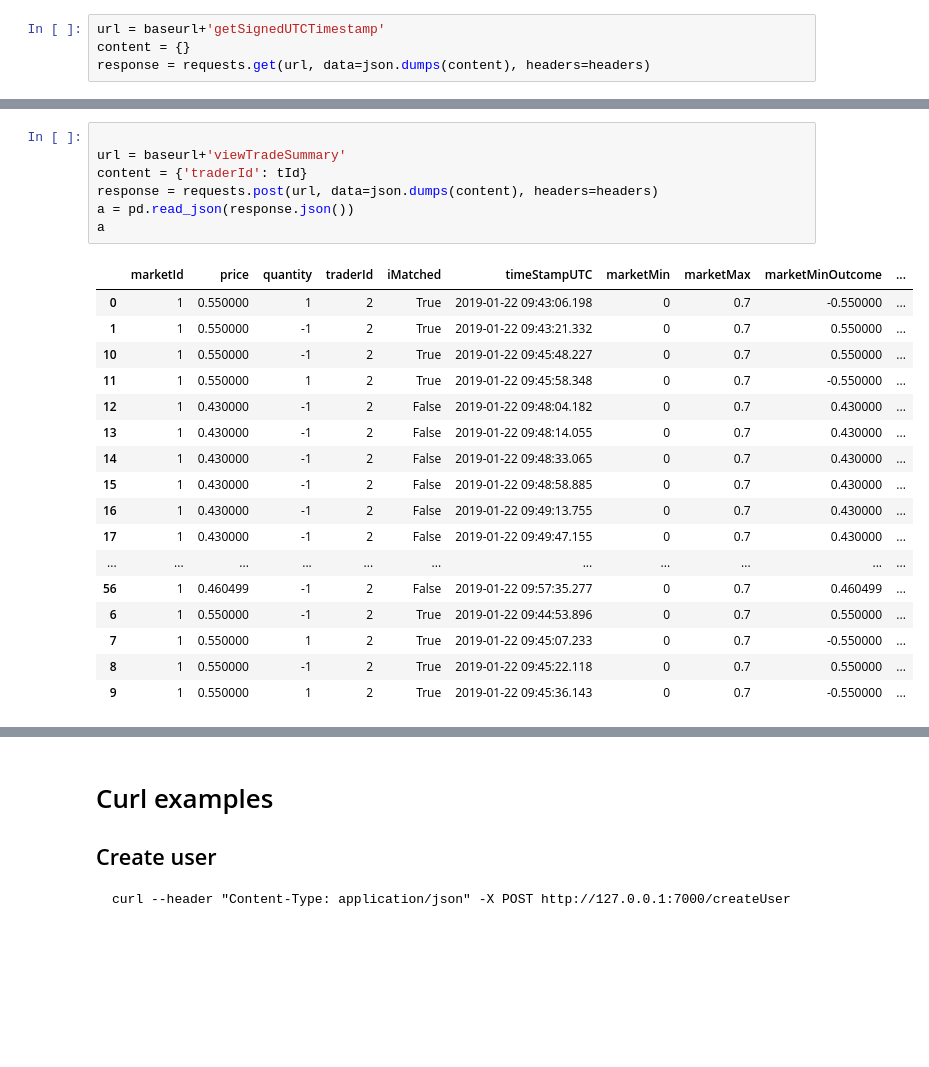
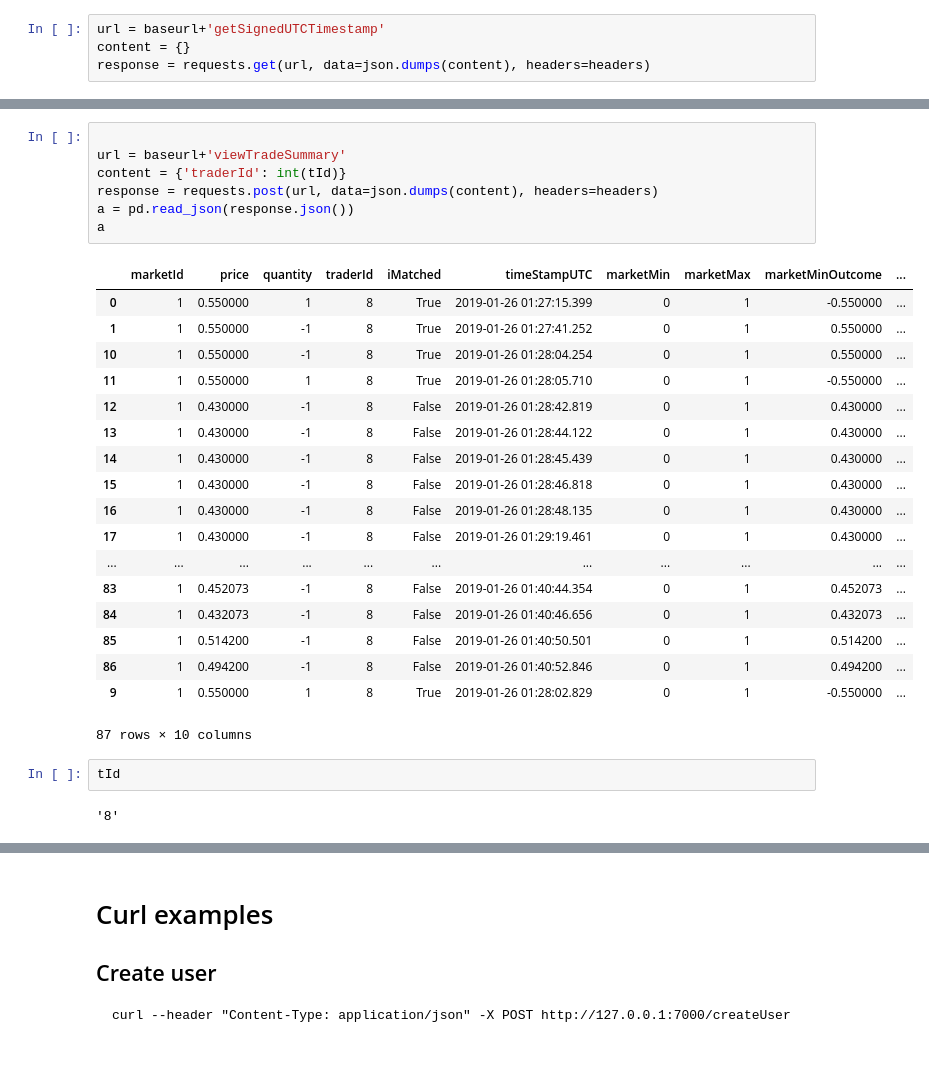
Before and after one commit to alpinechicken/blocmarket, a Jupyter notebook: doc/BlocAPI.ipynb, the cells around one changed output, grey strips where cells are left out. Cells and saved outputs as stored; diff of their text form; blank space fills up the shorter version.

```diff
--- a/doc/BlocAPI.ipynb
+++ b/doc/BlocAPI.ipynb
@@ -534,28 +569,33 @@ Increment 9 at 1548190659.3040938
 # %%
 
 url = baseurl+'viewTradeSummary'
-content = {'traderId': tId}
+content = {'traderId': int(tId)}
 response = requests.post(url, data=json.dumps(content), headers=headers)
 a = pd.read_json(response.json())
 a
 # %% [output]
 |  | marketId | price | quantity | traderId | iMatched | timeStampUTC | marketMin | marketMax | marketMinOutcome | ... |
-| 0 | 1 | 0.550000 | 1 | 2 | True | 2019-01-22 09:43:06.198 | 0 | 0.7 | -0.550000 | ... |
-| 1 | 1 | 0.550000 | -1 | 2 | True | 2019-01-22 09:43:21.332 | 0 | 0.7 | 0.550000 | ... |
-| 10 | 1 | 0.550000 | -1 | 2 | True | 2019-01-22 09:45:48.227 | 0 | 0.7 | 0.550000 | ... |
-| 11 | 1 | 0.550000 | 1 | 2 | True | 2019-01-22 09:45:58.348 | 0 | 0.7 | -0.550000 | ... |
-| 12 | 1 | 0.430000 | -1 | 2 | False | 2019-01-22 09:48:04.182 | 0 | 0.7 | 0.430000 | ... |
-| 13 | 1 | 0.430000 | -1 | 2 | False | 2019-01-22 09:48:14.055 | 0 | 0.7 | 0.430000 | ... |
-| 14 | 1 | 0.430000 | -1 | 2 | False | 2019-01-22 09:48:33.065 | 0 | 0.7 | 0.430000 | ... |
-| 15 | 1 | 0.430000 | -1 | 2 | False | 2019-01-22 09:48:58.885 | 0 | 0.7 | 0.430000 | ... |
-| 16 | 1 | 0.430000 | -1 | 2 | False | 2019-01-22 09:49:13.755 | 0 | 0.7 | 0.430000 | ... |
-| 17 | 1 | 0.430000 | -1 | 2 | False | 2019-01-22 09:49:47.155 | 0 | 0.7 | 0.430000 | ... |
+| 0 | 1 | 0.550000 | 1 | 8 | True | 2019-01-26 01:27:15.399 | 0 | 1 | -0.550000 | ... |
+| 1 | 1 | 0.550000 | -1 | 8 | True | 2019-01-26 01:27:41.252 | 0 | 1 | 0.550000 | ... |
+| 10 | 1 | 0.550000 | -1 | 8 | True | 2019-01-26 01:28:04.254 | 0 | 1 | 0.550000 | ... |
+| 11 | 1 | 0.550000 | 1 | 8 | True | 2019-01-26 01:28:05.710 | 0 | 1 | -0.550000 | ... |
+| 12 | 1 | 0.430000 | -1 | 8 | False | 2019-01-26 01:28:42.819 | 0 | 1 | 0.430000 | ... |
+| 13 | 1 | 0.430000 | -1 | 8 | False | 2019-01-26 01:28:44.122 | 0 | 1 | 0.430000 | ... |
+| 14 | 1 | 0.430000 | -1 | 8 | False | 2019-01-26 01:28:45.439 | 0 | 1 | 0.430000 | ... |
+| 15 | 1 | 0.430000 | -1 | 8 | False | 2019-01-26 01:28:46.818 | 0 | 1 | 0.430000 | ... |
+| 16 | 1 | 0.430000 | -1 | 8 | False | 2019-01-26 01:28:48.135 | 0 | 1 | 0.430000 | ... |
+| 17 | 1 | 0.430000 | -1 | 8 | False | 2019-01-26 01:29:19.461 | 0 | 1 | 0.430000 | ... |
 | ... | ... | ... | ... | ... | ... | ... | ... | ... | ... | ... |
-| 56 | 1 | 0.460499 | -1 | 2 | False | 2019-01-22 09:57:35.277 | 0 | 0.7 | 0.460499 | ... |
-| 6 | 1 | 0.550000 | -1 | 2 | True | 2019-01-22 09:44:53.896 | 0 | 0.7 | 0.550000 | ... |
-| 7 | 1 | 0.550000 | 1 | 2 | True | 2019-01-22 09:45:07.233 | 0 | 0.7 | -0.550000 | ... |
-| 8 | 1 | 0.550000 | -1 | 2 | True | 2019-01-22 09:45:22.118 | 0 | 0.7 | 0.550000 | ... |
-| 9 | 1 | 0.550000 | 1 | 2 | True | 2019-01-22 09:45:36.143 | 0 | 0.7 | -0.550000 | ... |
+| 83 | 1 | 0.452073 | -1 | 8 | False | 2019-01-26 01:40:44.354 | 0 | 1 | 0.452073 | ... |
+| 84 | 1 | 0.432073 | -1 | 8 | False | 2019-01-26 01:40:46.656 | 0 | 1 | 0.432073 | ... |
+| 85 | 1 | 0.514200 | -1 | 8 | False | 2019-01-26 01:40:50.501 | 0 | 1 | 0.514200 | ... |
+| 86 | 1 | 0.494200 | -1 | 8 | False | 2019-01-26 01:40:52.846 | 0 | 1 | 0.494200 | ... |
+| 9 | 1 | 0.550000 | 1 | 8 | True | 2019-01-26 01:28:02.829 | 0 | 1 | -0.550000 | ... |
+87 rows × 10 columns
+# %%
+tId
+# %% [output]
+'8'
 # %%
 a = a.set_index(a['timeStampUTC'])
 a
```
Also changed, not shown: parts of 23 cells of this notebook, 2 other files.
